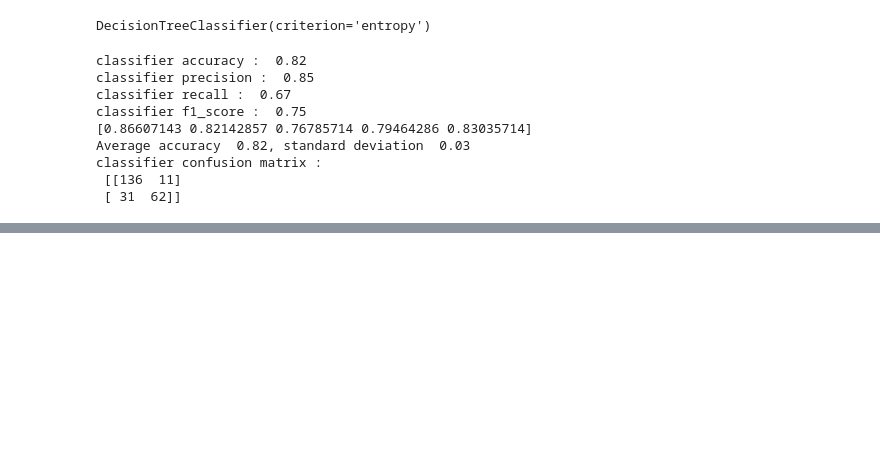
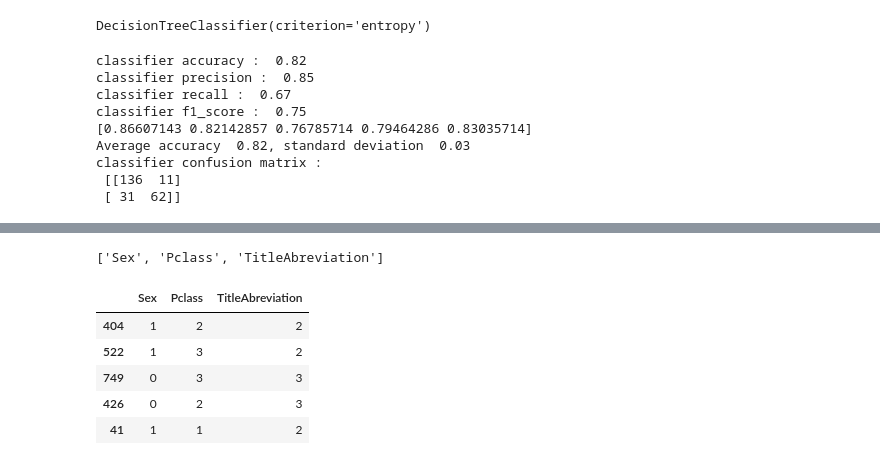
Before and after one commit to 987sebasBeller/Titanic-Survival-Prediction, a Jupyter notebook: EDA_&_prediction/data_analysis_and_prediction_fin.ipynb, the cells around one changed output, grey strips where cells are left out. Cells and saved outputs as stored; diff of their text form; code cells hidden in the pictures; blank space fills up the shorter version.

```diff
--- a/EDA_&_prediction/data_analysis_and_prediction_fin.ipynb
+++ b/EDA_&_prediction/data_analysis_and_prediction_fin.ipynb
@@ -484,0 +503,27 @@ classifier confusion matrix :
+# %%
+def get_selected_features(X,X_new):
+    selected_features = []
+    X=X.astype(np.float64)
+    for i in range(len(X_new.columns)):
+        for j in range(len(X.columns)):
+            if(X_new.iloc[:,i].equals(X.iloc[:,j])):
+                selected_features.append(X.columns[j])
+
+    return selected_features
+# %%
+selected_features=get_selected_features(X,X_new)
+# %%
+selected_features
+# %% [output]
+['Sex', 'Pclass', 'TitleAbreviation']
+# %%
+X_train, X_test=X_train[selected_features],X_test[selected_features]
+# %%
+X_train.head()
+# %% [output]
+|  | Sex | Pclass | TitleAbreviation |
+| 404 | 1 | 2 | 2 |
+| 522 | 1 | 3 | 2 |
+| 749 | 0 | 3 | 3 |
+| 426 | 0 | 2 | 3 |
+| 41 | 1 | 1 | 2 |
```
Also changed, not shown: parts of 6 cells of this notebook.
